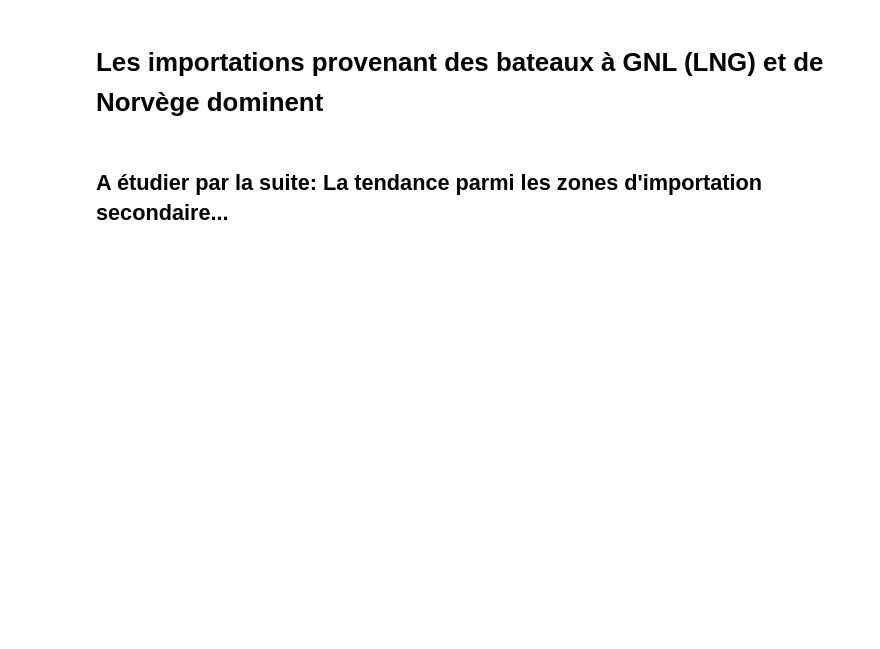
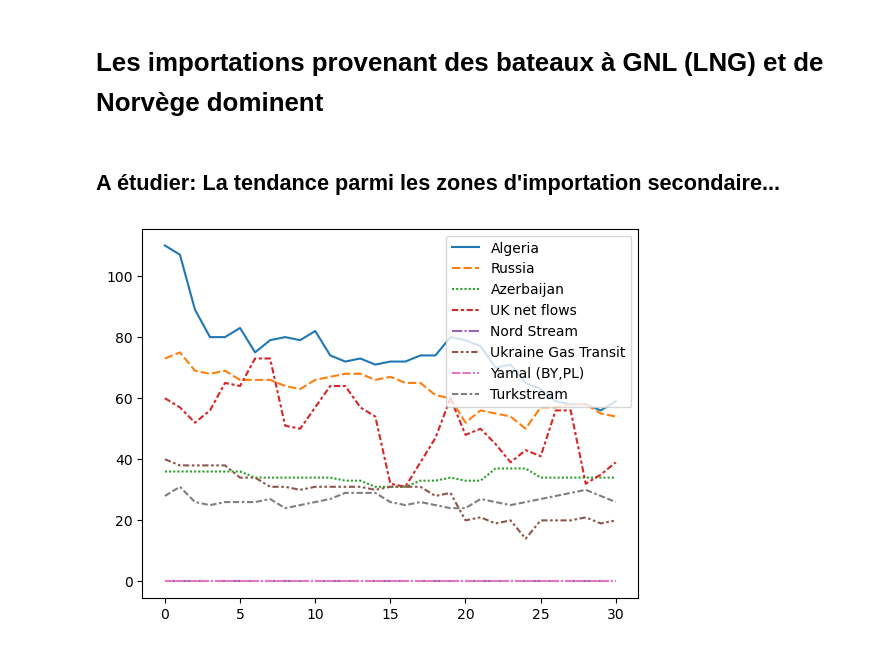
Before and after one commit to devinenicolas/aterg, a Jupyter notebook: S6 Data Analysis - Mission 2 KAGGLE - Nicolas CLEMENT.ipynb, the cells around one changed output. Saved outputs shown, nothing was run; the diff lists cells and outputs as text; code cells hidden in the pictures; blank space fills up the shorter version.

Commit message:
MAJ graphs par pays

```diff
--- a/S6 Data Analysis - Mission 2 KAGGLE - Nicolas CLEMENT.ipynb
+++ b/S6 Data Analysis - Mission 2 KAGGLE - Nicolas CLEMENT.ipynb
@@ -131,4 +131,13 @@ plt.show()
 # %% [markdown]
 # Les importations provenant des bateaux à GNL (LNG) et de Norvège dominent
 # %% [markdown]
-## A étudier par la suite: La tendance parmi les zones d'importation secondaire...
+## A étudier: La tendance parmi les zones d'importation secondaire...
+# %%
+DeleteList=['Norway','LNG']
+secondary_gas = gas.drop(DeleteList, axis=1)
+# %%
+sns.lineplot(data=secondary_gas)
+
+plt.show()
+# %% [output]
+[figure, added]
```
Also changed, not shown: parts of 2 cells of this notebook.
